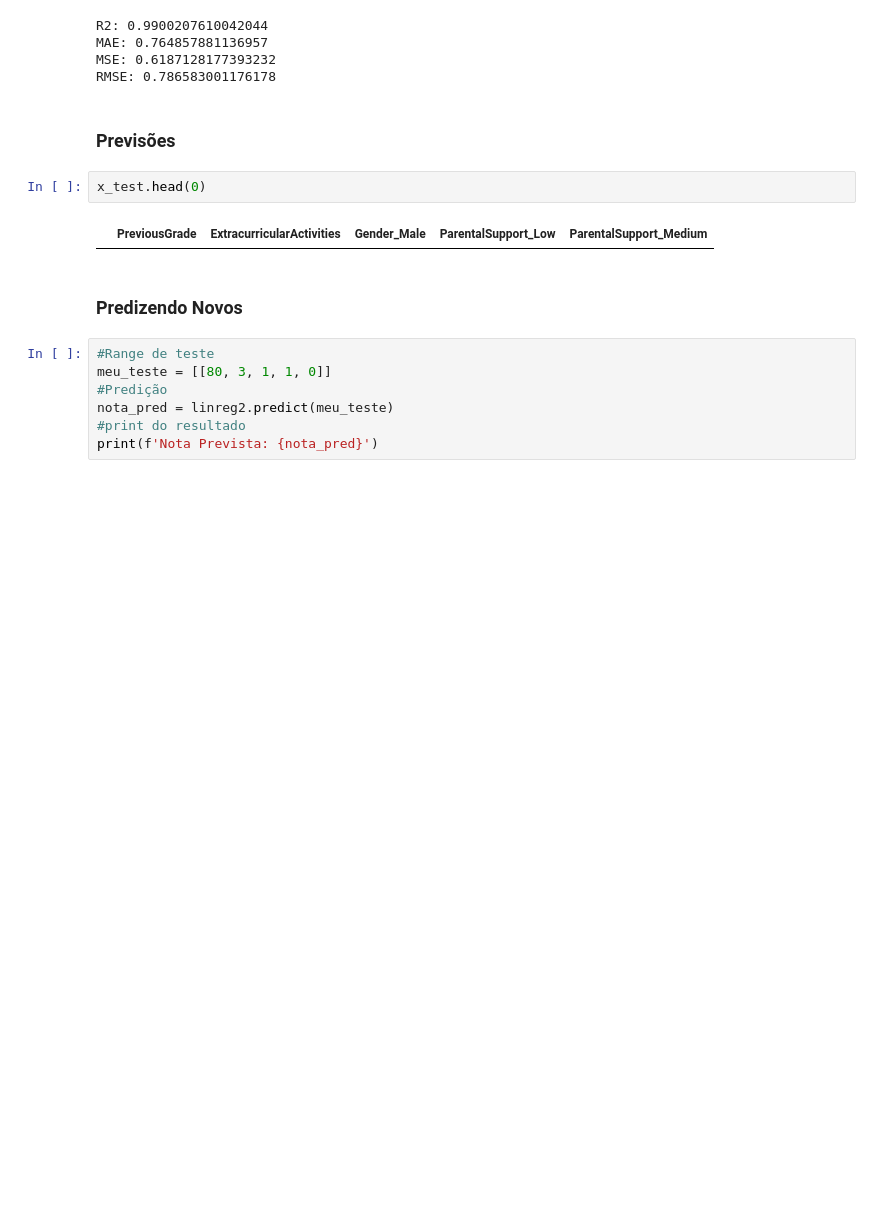
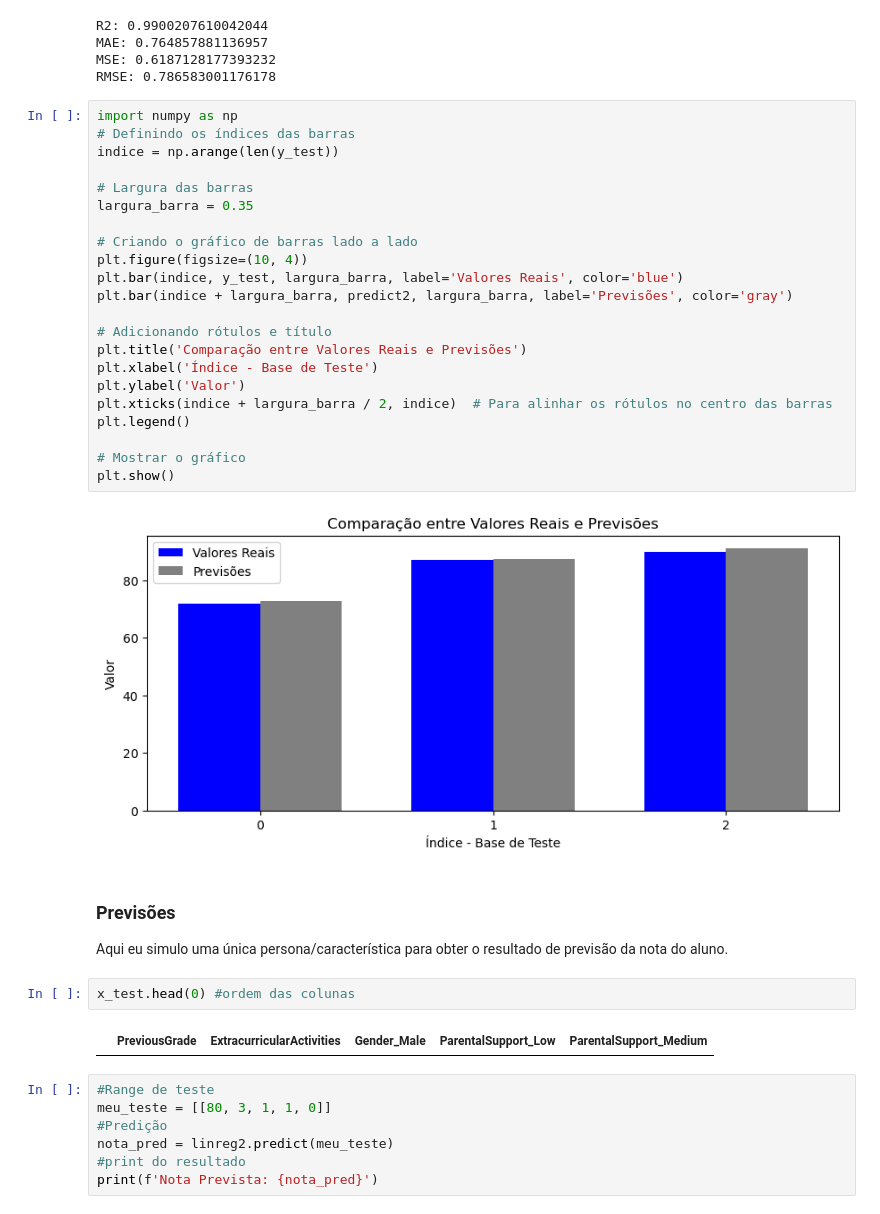
Before and after one commit to MendesRamon/PrevisaoNotasDeAlunos, a Jupyter notebook: PerformanceEstudante.ipynb, the cells around one changed output. Saved outputs shown, nothing was run; the diff lists cells and outputs as text; blank space fills up the shorter version.

```diff
--- a/PerformanceEstudante.ipynb
+++ b/PerformanceEstudante.ipynb
@@ -328,14 +328,38 @@ R2: 0.9900207610042044
 MAE: 0.764857881136957
 MSE: 0.6187128177393232
 RMSE: 0.786583001176178
-# %% [markdown]
-### Previsões
+# %%
+import numpy as np
+# Definindo os índices das barras
+indice = np.arange(len(y_test))
+
+# Largura das barras
+largura_barra = 0.35
+
+# Criando o gráfico de barras lado a lado
+plt.figure(figsize=(10, 4))
+plt.bar(indice, y_test, largura_barra, label='Valores Reais', color='blue')
+plt.bar(indice + largura_barra, predict2, largura_barra, label='Previsões', color='gray')
+
+# Adicionando rótulos e título
+plt.title('Comparação entre Valores Reais e Previsões')
+plt.xlabel('Índice - Base de Teste')
+plt.ylabel('Valor')
+plt.xticks(indice + largura_barra / 2, indice)  # Para alinhar os rótulos no centro das barras
+plt.legend()
+
+# Mostrar o gráfico
+plt.show()
+# %% [output]
+[figure, added]
+# %% [markdown]
+### Previsões
+
+Aqui eu simulo uma única persona/característica para obter o resultado de previsão da nota do aluno.
 # %%
-x_test.head(0)
+x_test.head(0) #ordem das colunas
 # %% [output]
 |  | PreviousGrade | ExtracurricularActivities | Gender_Male | ParentalSupport_Low | ParentalSupport_Medium |
-# %% [markdown]
-### Predizendo Novos
 # %%
 #Range de teste
 meu_teste = [[80, 3, 1, 1, 0]]
```
Also changed, not shown: parts of 2 cells of this notebook.
